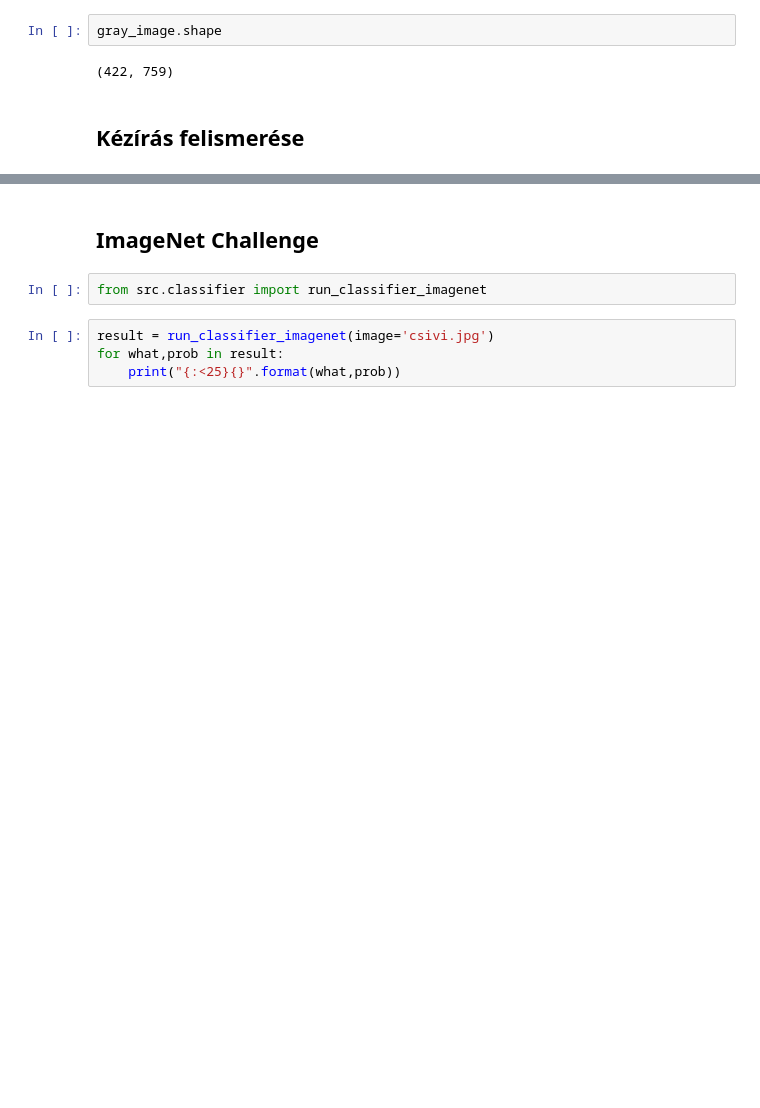
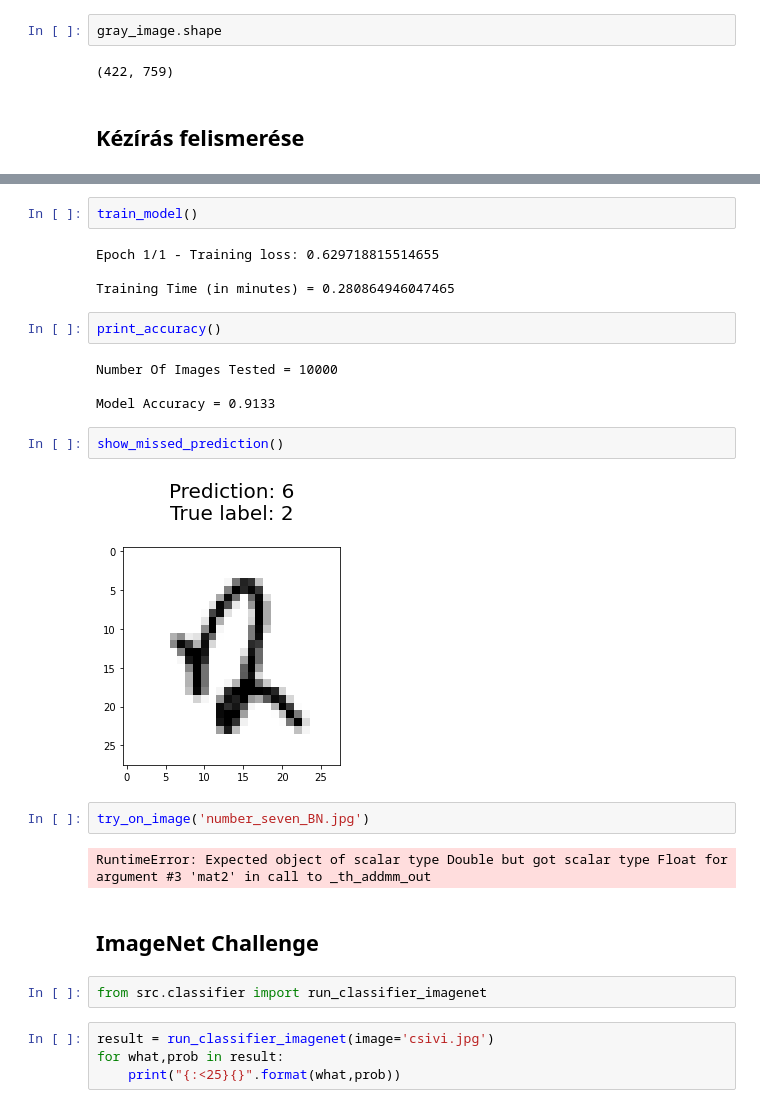
Before and after one commit to BNorbert88/GolyaTabor, a Jupyter notebook: foglalkozas.ipynb, the cells around one changed output, grey strips where cells are left out. Cells and saved outputs as stored; diff of their text form; blank space fills up the shorter version.

```diff
--- a/foglalkozas.ipynb
+++ b/foglalkozas.ipynb
@@ -46,3 +93,23 @@ gray_image.shape
+# %%
+train_model()
+# %% [output]
+Epoch 1/1 - Training loss: 0.629718815514655
+
+Training Time (in minutes) = 0.280864946047465
+# %%
+print_accuracy()
+# %% [output]
+Number Of Images Tested = 10000
+
+Model Accuracy = 0.9133
+# %%
+show_missed_prediction()
+# %% [output]
+[figure, added]
+# %%
+try_on_image('number_seven_BN.jpg')
+# %% [output]
+RuntimeError: Expected object of scalar type Double but got scalar type Float for argument #3 'mat2' in call to _th_addmm_out
 # %% [markdown]
 ## ImageNet Challenge
 # %%
```
Also changed, not shown: parts of 9 cells of this notebook, 3 other files.
